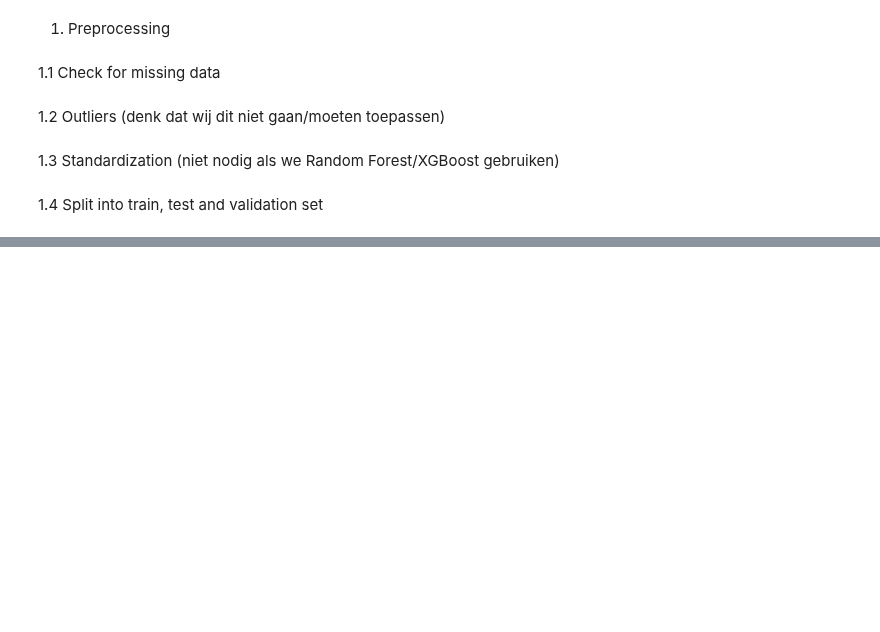
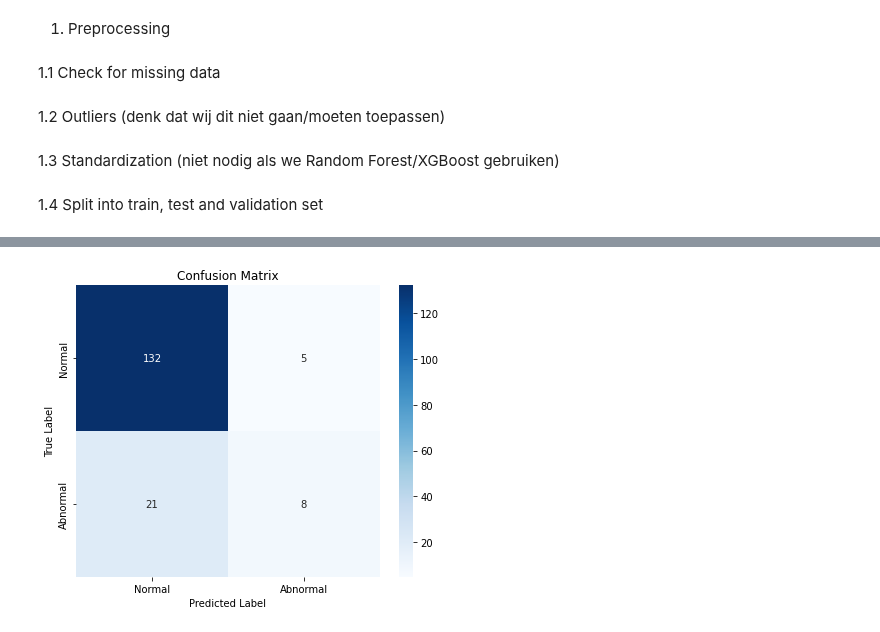
Before and after one commit to A-Bosselaar/TM10007-Machine-Learning-assignment, a Jupyter notebook: assignment_ecg.ipynb, the cells around one changed output, grey strips where cells are left out. Saved outputs shown, nothing was run; the diff lists cells and outputs as text; code cells hidden in the pictures; blank space fills up the shorter version.

```diff
--- a/assignment_ecg.ipynb
+++ b/assignment_ecg.ipynb
@@ -247,6 +249,6 @@ plt.show()
 # %%
 import pandas as pd
-from sklearn.model_selection import train_test_split, GridSearchCV
+from sklearn.model_selection import train_test_split, GridSearchCV, RandomizedSearchCV
 from sklearn.preprocessing import StandardScaler
 from sklearn.svm import SVC
 from sklearn.metrics import classification_report, confusion_matrix, roc_auc_score
@@ -266,26 +268,29 @@ scaler = StandardScaler()
 X_train_scaled = scaler.fit_transform(X_train)
 X_test_scaled = scaler.transform(X_test)
 
-param_grid = {
+param_distributions = {
     'C': [0.1, 1, 10, 100],
     'gamma': ['scale', 0.01, 0.1, 1],
     'kernel': ['rbf']
 }
 
-grid = GridSearchCV(
+# Randomized search
+random = RandomizedSearchCV(
     estimator=SVC(probability=True, class_weight='balanced'),
-    param_grid=param_grid,
+    param_distributions=param_distributions,  # ✅ correct key here
     scoring='roc_auc',
+    n_iter=10,  # How many random combinations to try
     cv=5,
     verbose=1,
-    n_jobs=-1
+    n_jobs=-1,
+    random_state=42
 )
 
-grid.fit(X_train_scaled, y_train)
+random.fit(X_train_scaled, y_train)
 
-best_svm = grid.best_estimator_
-print("Best Parameters:", grid.best_params_)
-print("Best ROC AUC (CV):", grid.best_score_)
+best_svm = random.best_estimator_
+print("Best Parameters:", random.best_params_)
+print("Best ROC AUC (CV):", random.best_score_)
 
 y_pred = best_svm.predict(X_test_scaled)
 y_prob = best_svm.predict_proba(X_test_scaled)[:, 1]
@@ -299,0 +324,20 @@ print("ROC AUC Score:", roc_auc_score(y_test, y_prob))
+# %%
+import seaborn as sns
+import matplotlib.pyplot as plt
+from sklearn.metrics import ConfusionMatrixDisplay
+
+# Generate confusion matrix
+cm = confusion_matrix(y_test, y_pred)
+labels = ['Normal', 'Abnormal']
+
+# Plot with seaborn heatmap
+plt.figure(figsize=(6, 5))
+sns.heatmap(cm, annot=True, fmt='d', cmap='Blues',
+            xticklabels=labels, yticklabels=labels)
+plt.xlabel('Predicted Label')
+plt.ylabel('True Label')
+plt.title('Confusion Matrix')
+plt.tight_layout()
+plt.show()
+# %% [output]
+[figure, added]
```
Also changed, not shown: parts of 3 cells of this notebook.
